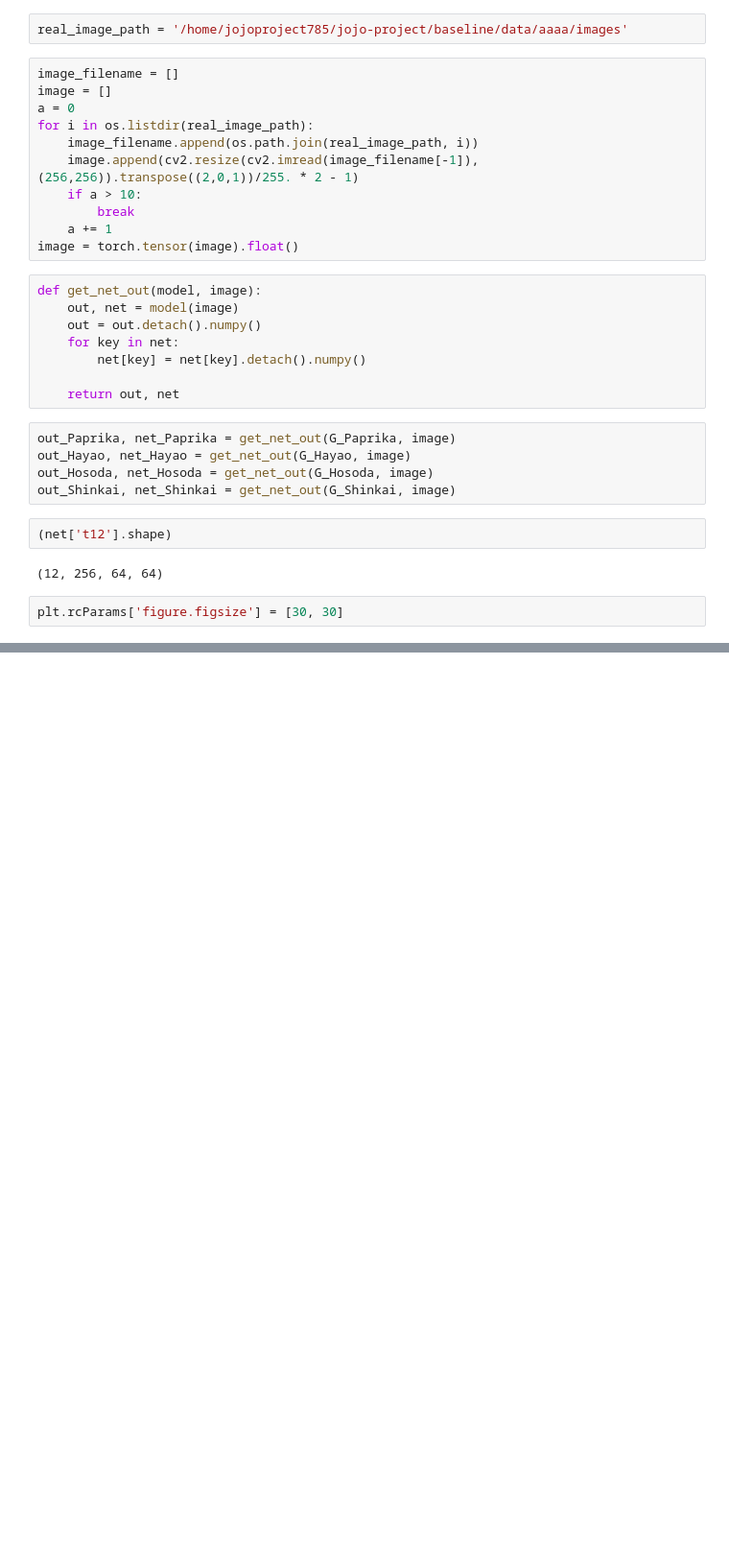
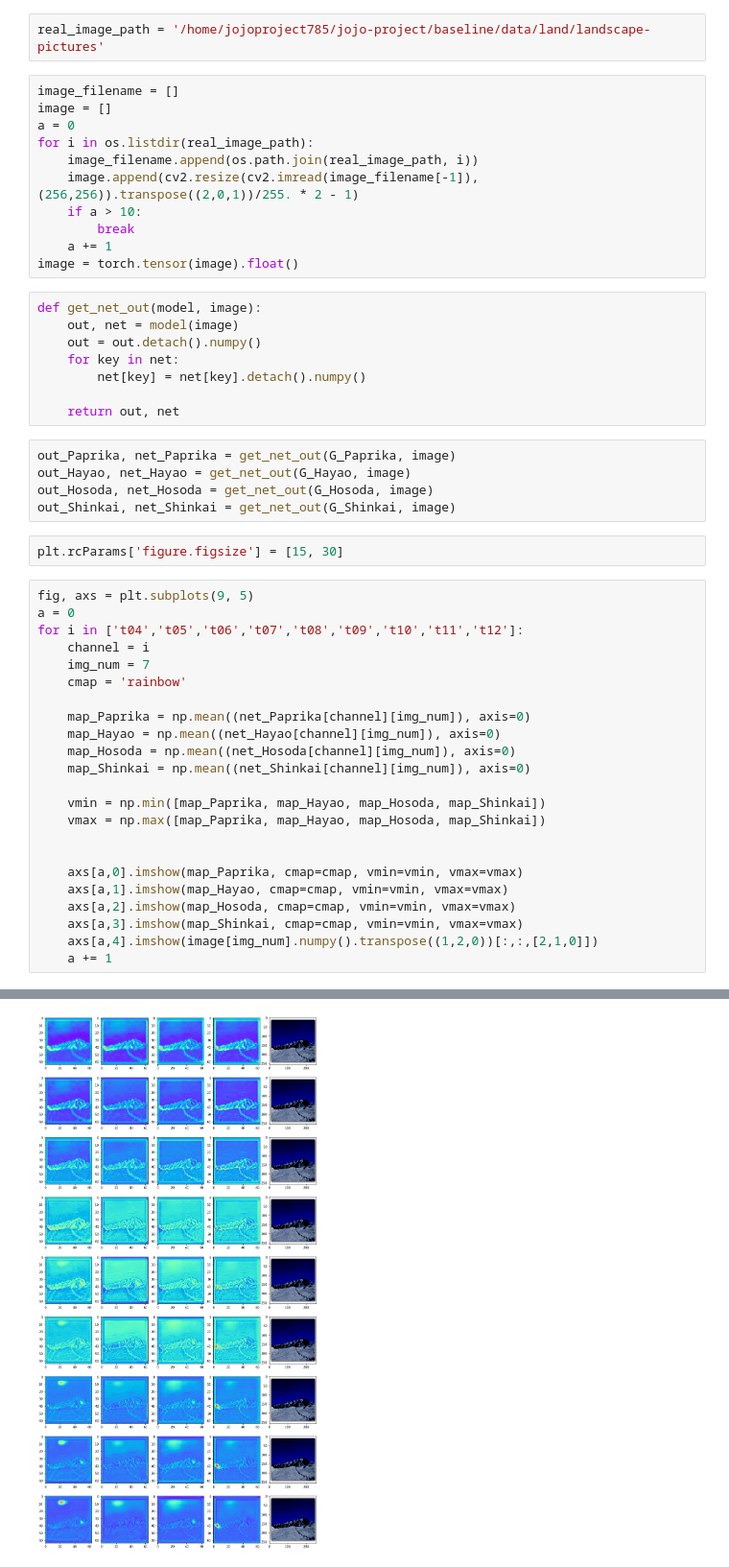
Before and after one commit to stevenliu000/jojo-project, a Jupyter notebook: baseline/latent space visual.ipynb, the cells around one changed output, grey strips where cells are left out. Shown at 96% size. Drawn from its saved outputs; the diff is of its cells as text; blank space fills up the shorter version.

```diff
--- a/baseline/latent space visual.ipynb
+++ b/baseline/latent space visual.ipynb
@@ -20,7 +22,7 @@ G_Shinkai.load_state_dict(torch.load('pretrained_model/Shinkai_net_G_float.pth')
 # %% [output]
 <All keys matched successfully>
 # %%
-real_image_path = '/home/jojoproject785/jojo-project/baseline/data/aaaa/images'
+real_image_path = '/home/jojoproject785/jojo-project/baseline/data/land/landscape-pictures'
 # %%
 image_filename = []
 image = []
@@ -45,9 +47,29 @@ out_Paprika, net_Paprika = get_net_out(G_Paprika, image)
 out_Hayao, net_Hayao = get_net_out(G_Hayao, image)
 out_Hosoda, net_Hosoda = get_net_out(G_Hosoda, image)
 out_Shinkai, net_Shinkai = get_net_out(G_Shinkai, image)
-# %%
-(net['t12'].shape)
-# %% [output]
-(12, 256, 64, 64)
 # %%
-plt.rcParams['figure.figsize'] = [30, 30]
+plt.rcParams['figure.figsize'] = [15, 30]
+# %%
+fig, axs = plt.subplots(9, 5)
+a = 0
+for i in ['t04','t05','t06','t07','t08','t09','t10','t11','t12']:
+    channel = i
+    img_num = 7
+    cmap = 'rainbow'
+
+    map_Paprika = np.mean((net_Paprika[channel][img_num]), axis=0)
+    map_Hayao = np.mean((net_Hayao[channel][img_num]), axis=0)
+    map_Hosoda = np.mean((net_Hosoda[channel][img_num]), axis=0)
+    map_Shinkai = np.mean((net_Shinkai[channel][img_num]), axis=0)
+
+    vmin = np.min([map_Paprika, map_Hayao, map_Hosoda, map_Shinkai])
+    vmax = np.max([map_Paprika, map_Hayao, map_Hosoda, map_Shinkai])
+
+
+    axs[a,0].imshow(map_Paprika, cmap=cmap, vmin=vmin, vmax=vmax)
+    axs[a,1].imshow(map_Hayao, cmap=cmap, vmin=vmin, vmax=vmax)
+    axs[a,2].imshow(map_Hosoda, cmap=cmap, vmin=vmin, vmax=vmax)
+    axs[a,3].imshow(map_Shinkai, cmap=cmap, vmin=vmin, vmax=vmax)
+    axs[a,4].imshow(image[img_num].numpy().transpose((1,2,0))[:,:,[2,1,0]])
+    a += 1
+# %% [output]
@@ -53,0 +85 @@ plt.rcParams['figure.figsize'] = [30, 30]
+[figure, added]
```
Also changed, not shown: parts of 4 cells of this notebook, 9 other files.
